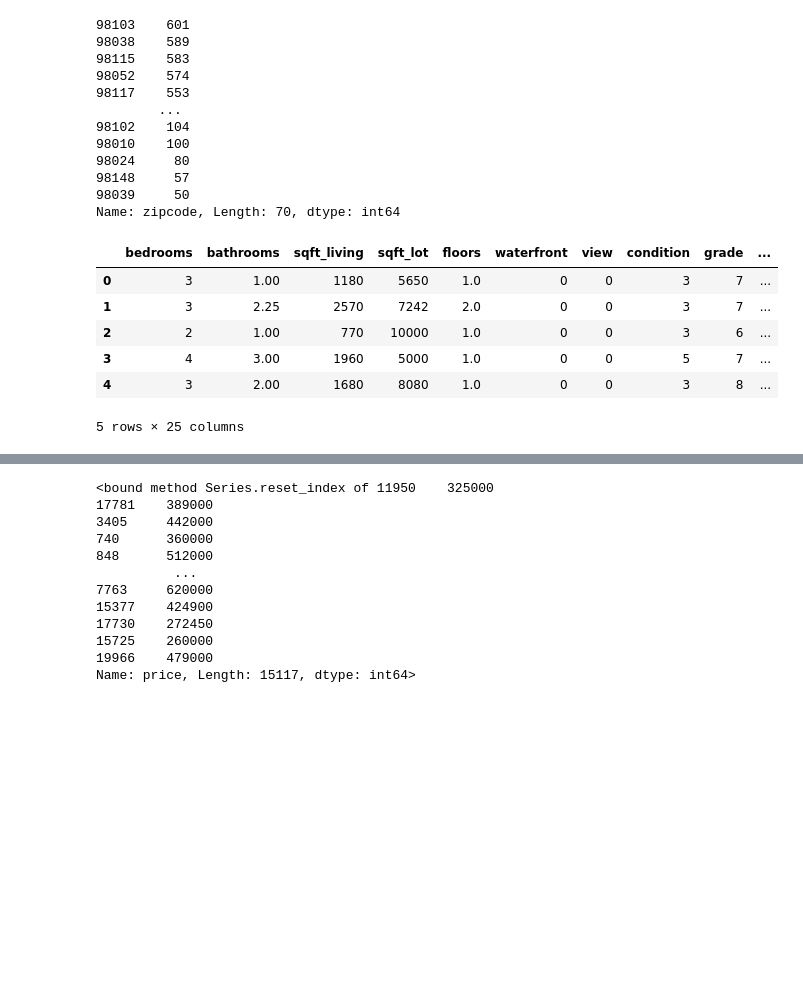
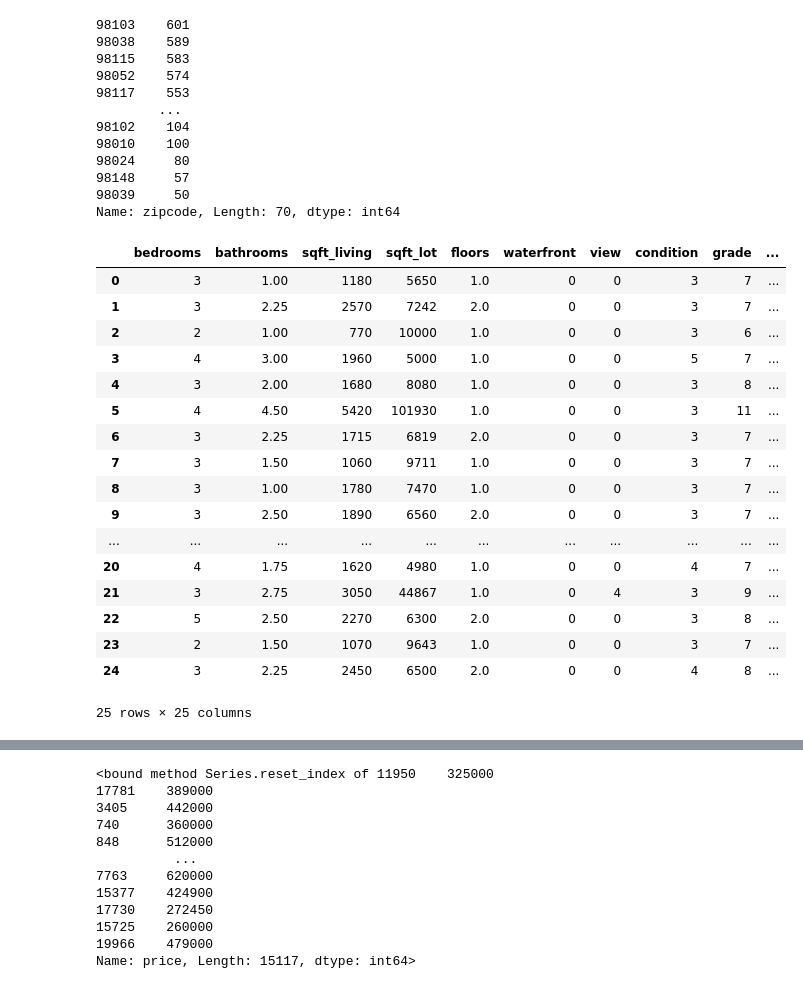
Before and after one commit to florent-zahoui/MidTermProject_IH_DA_02_22, a Jupyter notebook: MidTerm Project/Modelling.ipynb, the cells around one changed output, grey strips where cells are left out. Drawn from its saved outputs; the diff is of its cells as text; code cells hidden in the pictures; blank space fills up the shorter version.

```diff
--- a/MidTerm Project/Modelling.ipynb
+++ b/MidTerm Project/Modelling.ipynb
@@ -54,14 +54,25 @@ Name: zipcode, Length: 70, dtype: int64
 # %%
 df.drop(["Unnamed: 0"], axis = 1, inplace = True)
 # %%
-df['avg_price_per_zipcode'] = round(df.groupby(['zipcode'])['price'].transform('mean'),2)
+df['avg_price_by_zipcode'] = round(df.groupby(['zipcode'])['price'].transform('mean'),2)
 # %%
-df.head()
+df.head(25)
 # %% [output]
 |  | bedrooms | bathrooms | sqft_living | sqft_lot | floors | waterfront | view | condition | grade | ... |
 | 0 | 3 | 1.00 | 1180 | 5650 | 1.0 | 0 | 0 | 3 | 7 | ... |
 | 1 | 3 | 2.25 | 2570 | 7242 | 2.0 | 0 | 0 | 3 | 7 | ... |
 | 2 | 2 | 1.00 | 770 | 10000 | 1.0 | 0 | 0 | 3 | 6 | ... |
 | 3 | 4 | 3.00 | 1960 | 5000 | 1.0 | 0 | 0 | 5 | 7 | ... |
 | 4 | 3 | 2.00 | 1680 | 8080 | 1.0 | 0 | 0 | 3 | 8 | ... |
+| 5 | 4 | 4.50 | 5420 | 101930 | 1.0 | 0 | 0 | 3 | 11 | ... |
+| 6 | 3 | 2.25 | 1715 | 6819 | 2.0 | 0 | 0 | 3 | 7 | ... |
+| 7 | 3 | 1.50 | 1060 | 9711 | 1.0 | 0 | 0 | 3 | 7 | ... |
+| 8 | 3 | 1.00 | 1780 | 7470 | 1.0 | 0 | 0 | 3 | 7 | ... |
+| 9 | 3 | 2.50 | 1890 | 6560 | 2.0 | 0 | 0 | 3 | 7 | ... |
+| ... | ... | ... | ... | ... | ... | ... | ... | ... | ... | ... |
+| 20 | 4 | 1.75 | 1620 | 4980 | 1.0 | 0 | 0 | 4 | 7 | ... |
+| 21 | 3 | 2.75 | 3050 | 44867 | 1.0 | 0 | 4 | 3 | 9 | ... |
+| 22 | 5 | 2.50 | 2270 | 6300 | 2.0 | 0 | 0 | 3 | 8 | ... |
+| 23 | 2 | 1.50 | 1070 | 9643 | 1.0 | 0 | 0 | 3 | 7 | ... |
+| 24 | 3 | 2.25 | 2450 | 6500 | 2.0 | 0 | 0 | 4 | 8 | ... |
-5 rows × 25 columns
+25 rows × 25 columns
```
Also changed, not shown: parts of 24 cells of this notebook.
